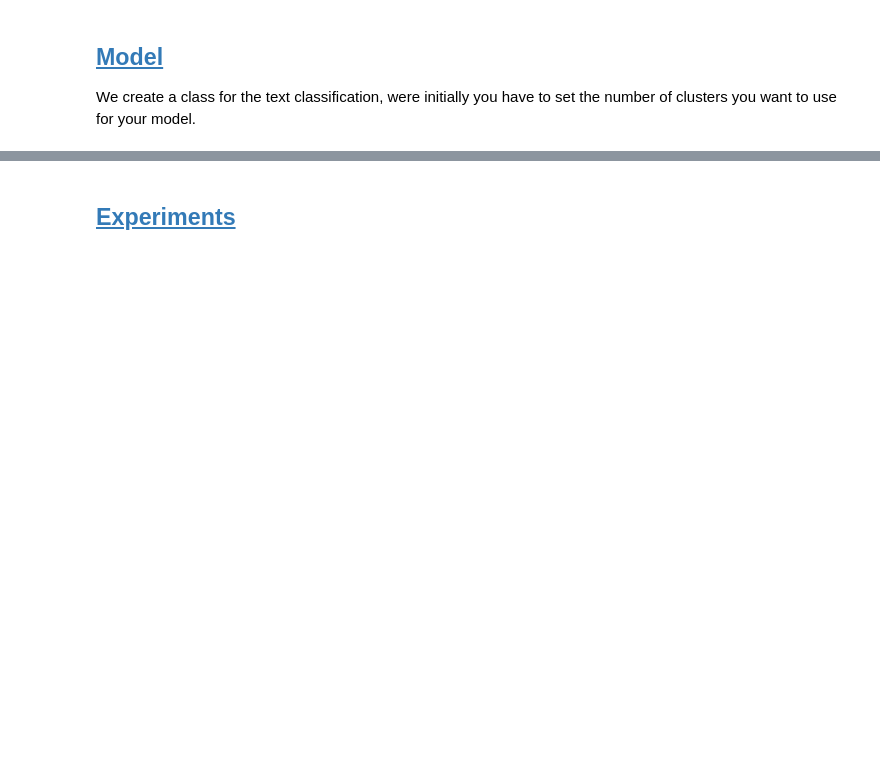
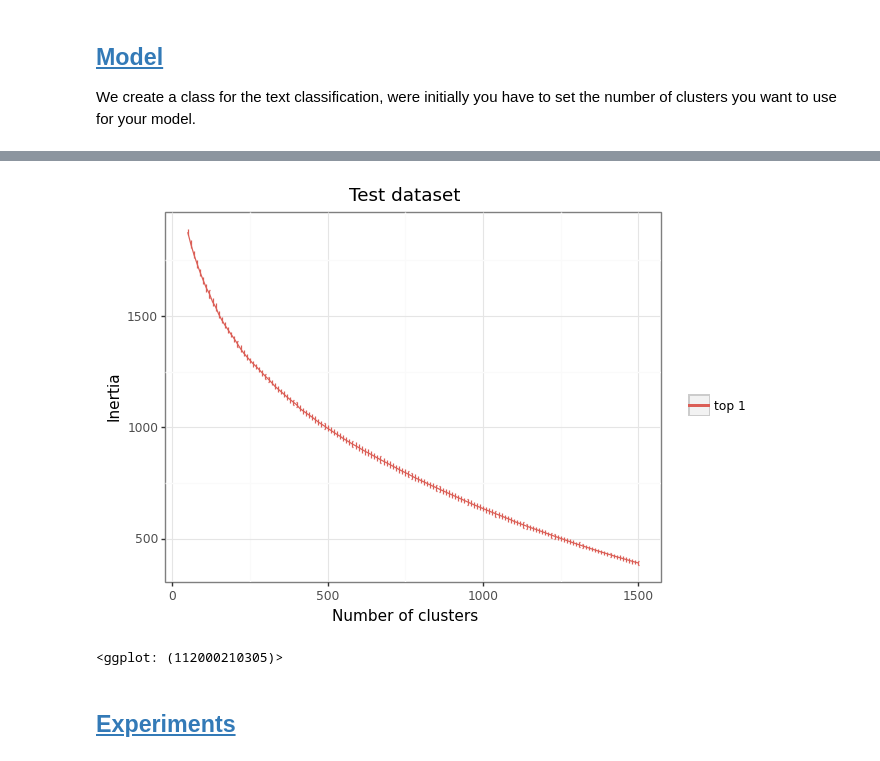
Before and after one commit to DJRamosA/AC-PLT, a Jupyter notebook: src/Replication.ipynb, the cells around one changed output, grey strips where cells are left out. Cells and saved outputs as stored; diff of their text form; code cells hidden in the pictures; blank space fills up the shorter version.

```diff
--- a/src/Replication.ipynb
+++ b/src/Replication.ipynb
@@ -36,13 +36,13 @@ random.seed(0)
 # PATHS
 # This the path to run the main example, for your data change the path to your data
 
-pathData = r'../data/CPN120/CPN120.csv'         # Path of the data to test the model
+pathData = r'../data/CPN120.csv'         # Path of the data to test the model
 pathEmbedding = r'../data/SBW-vectors-300-min5.bin.gz'  # For example in Spanish
 # %%
 # VARIABLES
 numberCluster = 500 # Number of clusters for the k-means model
-numberCodes = 3 # Number of code you want as suggestion.
-language = "spanish" #you can change to "english"
+language = "spanish" #you can change to "english" or your preference lenguage
+embeddingLength = 300 # Change by the length of the embedding to be used
 # %% [markdown]
 ## [Language Setting](#language-setting)
 # %%
@@ -141,9 +139,11 @@ def to_vector(texto, model):
 ## [Data Cleaning](##data-cleaning)
 # %%
 start = time.time()
-# Normalize of the feature
+# Normalize of the features
 for i in range(len(data)):
-    data['Respuesta'][i] = normalize(clean_text(data['Respuesta'][i])) # Change for the name of your dataset
+    # if you want to lemmatize change the function 'normalize()' to 'lemmatize()'
+    data.iloc[i,1] = normalize(clean_text(data.iloc[i,1]))
 end = time.time()
+
 print("Exceution time:", end-start)
 # %% [output]
@@ -154,17 +154,15 @@ Exceution time: 209.64772033691406
 # Timer
 start = time.time()
 
-
-# Creation of the matrix to make the clustering process
-descriptions_matrix = np.zeros( # creatign an empty matrix
+# Creation of a matrix full of 0 to save the vectors of each feature
+descriptions_matrix = np.zeros(
     (
         len(data), # the number of data points
-        300              # the number of components of the word embedding
+        embeddingLength  # the number of components of the word embedding
     )
 )
 
-# Matrix filling
-# Change to the name of the descriptions of your dataset.
+# Matrix filling with the vectors of each point
 for i,description in enumerate(data.iloc[:,1]):
     vector = to_vector(description,model)
     descriptions_matrix[i,] = vector
@@ -172,8 +170,7 @@ for i,description in enumerate(data.iloc[:,1]):
 # Concatenate the matrix with the data of each observation
 data_matrix = np.concatenate([descriptions_matrix,data], axis=1)
 
-
-# Remove of the 'Nan' data
+# Remove of the 'Nan' values in the data
 data_matrix = data_matrix[~pd.isnull(data_matrix[:,:300]).any(axis=1)]
 
 
@@ -323,3 +470,21 @@ class AC_PLT:
+# %%
+from numpy import size
+from plotnine import *
+
+# Plot of the inertia for each k
+(
+    ggplot()+
+    aes(x=rango, color='')+
+    geom_line(aes(y=k_sse[:,0], color="'top 1'"))+
+    geom_errorbar(aes(ymin = k_sse[:,0]-k_sse[:,1], ymax = k_sse[:,0]+k_sse[:,1], color="'top 1'"))+
+    xlab("Number of clusters")+
+    ylab("Inertia")+
+    ggtitle("Test dataset")+
+    theme_bw()
+)
+# %% [output]
+[figure, added]
+<ggplot: (112000210305)>
 # %% [markdown]
 ## [Experiments](#experiments)
 # %%
```
Also changed, not shown: parts of 24 cells of this notebook, 1 other file.
